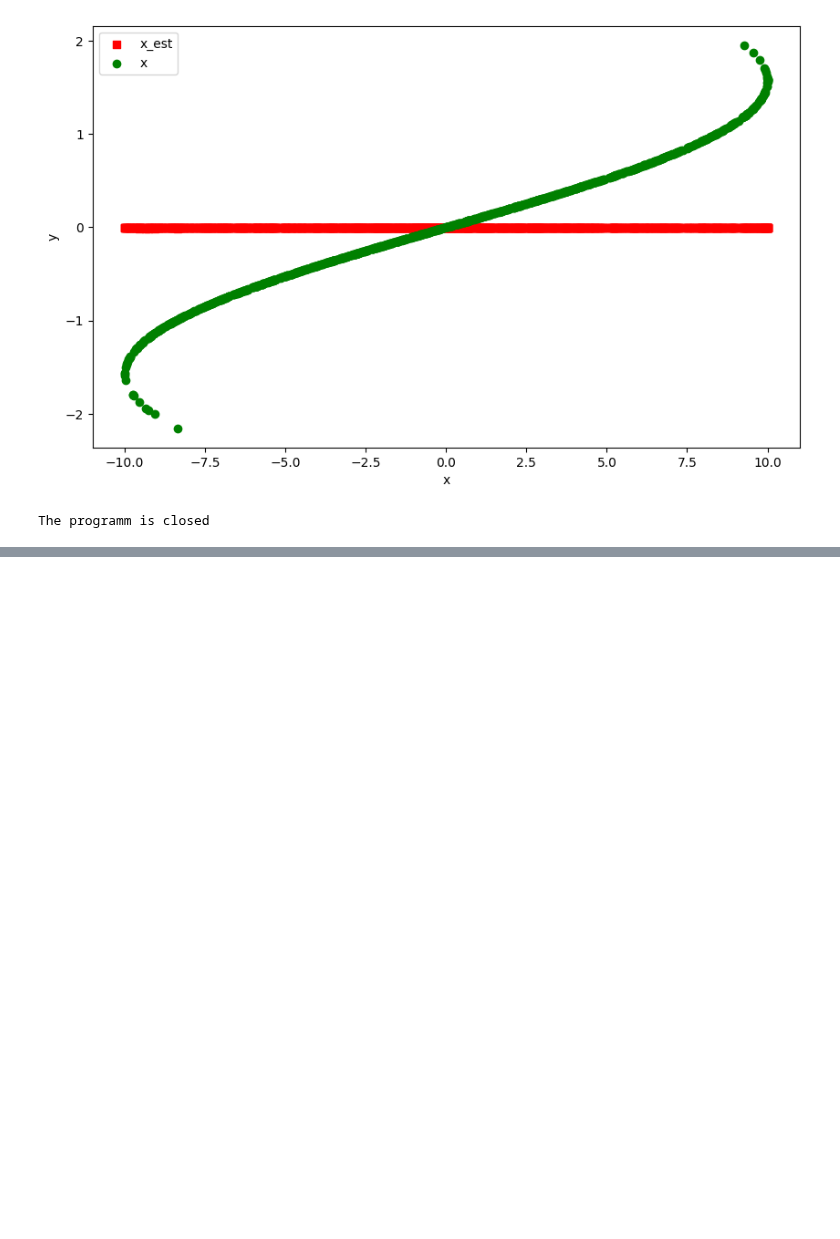
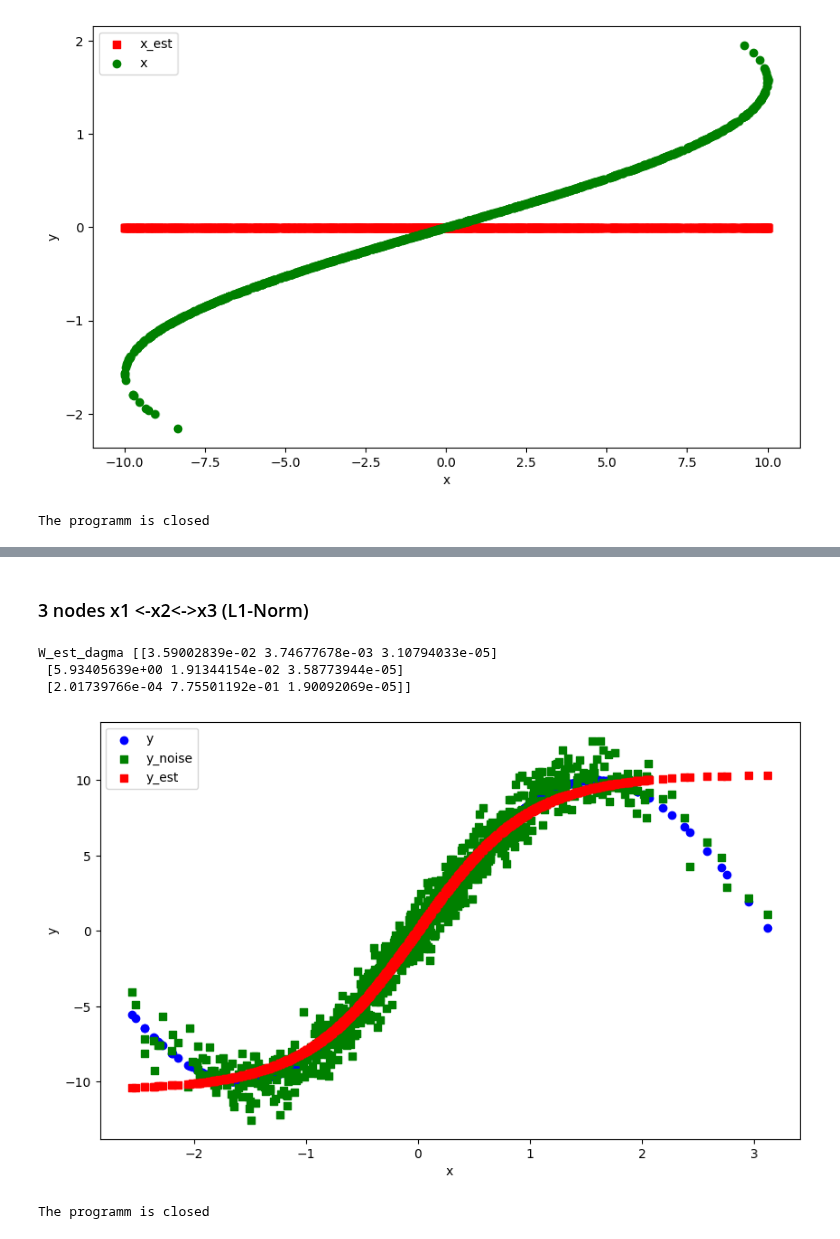
Before and after one commit to yurou-liang/ADMG, a Jupyter notebook: src/DagmaDCE/Test.ipynb, the cells around one changed output, grey strips where cells are left out. Cells and saved outputs as stored; diff of their text form; code cells hidden in the pictures; blank space fills up the shorter version.

```diff
--- a/src/DagmaDCE/Test.ipynb
+++ b/src/DagmaDCE/Test.ipynb
@@ -1188,0 +1280,46 @@ The programm is closed
+# %% [markdown]
+### 3 nodes x1 <-x2<->x3 (L1-Norm)
+# %%
+np.random.seed(0)
+n_samples = 1000  # Number of samples
+dim = 3  # Dimension of the normal vectors
+d = 3
+# Random data for X and X_hat
+True_Sigma = np.array([[1.0, 0.0, 0.0],    # Variance of X is 1, covariance between X and Y is 0.8
+                [0.0, 1.0, 0.6],
+                [0.0, 0.6, 1.0]])   # Variance of Y is 1, covariance between Y and X is 0.8
+epsilon = np.random.multivariate_normal([0] * dim, True_Sigma, size=n_samples) #[n, d]
+epsilon = torch.tensor(epsilon, dtype=torch.float64)
+x3 = epsilon[:, 2]
+x2 = epsilon[:, 1]
+x1 = 10*torch.sin(x2)
+x1_true = x1+ epsilon[:, 0]
+X = torch.stack((x1, x2, x3), dim=1)
+X_true = torch.stack((x1_true, x2, x3), dim=1)
+# %%
+eq_model = nonlinear.DagmaMLP(
+    dims=[d, 10, 1], bias=True, dtype=torch.double)
+model = nonlinear.DagmaNonlinear(
+    eq_model, dtype=torch.double, use_mse_loss=True)
+
+W_est_dagma, X_est = model.fit(X, lambda1=2e-2, lambda2=0.005,
+                        T=1, lr=2e-4, w_threshold=0.3, mu_init=0.1, warm_iter=70000, max_iter=80000)
+# %%
+print("W_est_dagma", W_est_dagma)
+# %% [output]
+W_est_dagma [[3.59002839e-02 3.74677678e-03 3.10794033e-05]
+ [5.93405639e+00 1.91344154e-02 3.58773944e-05]
+ [2.01739766e-04 7.75501192e-01 1.90092069e-05]]
+# %%
+plt.figure(figsize=(10, 6))  # Optional: specifies the figure size
+plt.scatter(X.detach().numpy()[:, 1], X.detach().numpy()[:, 0], label='y', color='blue', marker='o')  # Plot x vs. y1
+plt.scatter(X.detach().numpy()[:, 1], X_true.detach().numpy()[:, 0], label='y_noise', color='green', marker='s')
+plt.scatter(X.detach().numpy()[:, 1], X_est.detach().numpy()[:, 0], label='y_est', color='red', marker='s')
+plt.xlabel('x')
+plt.ylabel('y')
+plt.legend()
+plt.show()
+print("The programm is closed")
+# %% [output]
+[figure, added]
+The programm is closed
```
Also changed, not shown: parts of 25 cells of this notebook, 2 other files.
